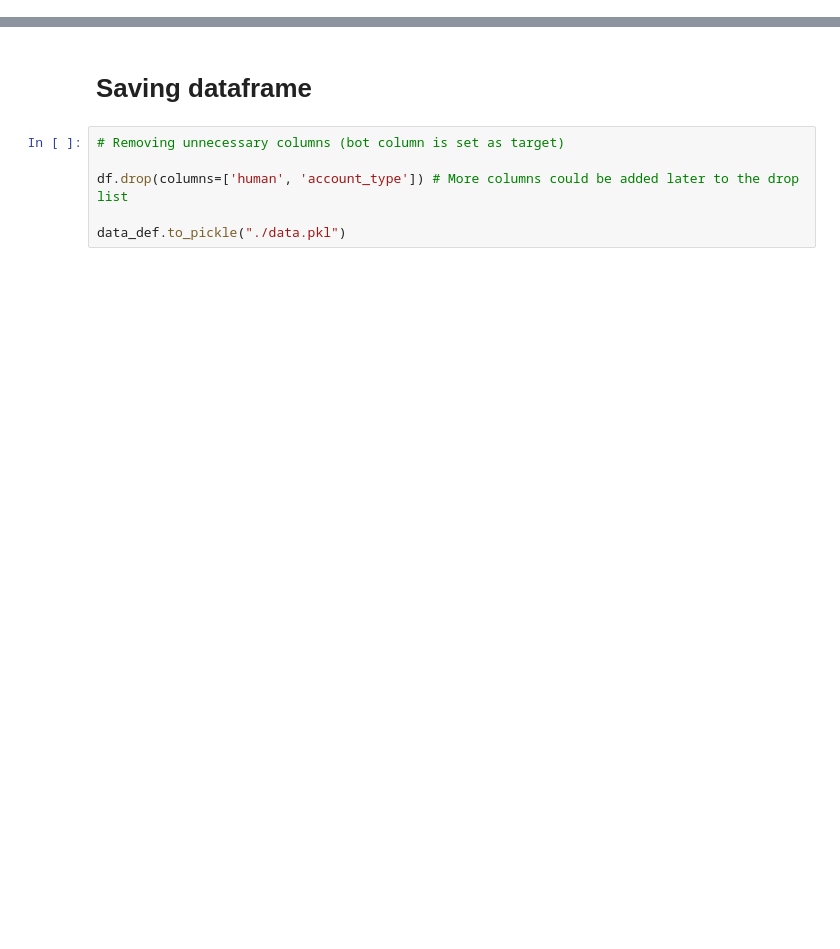
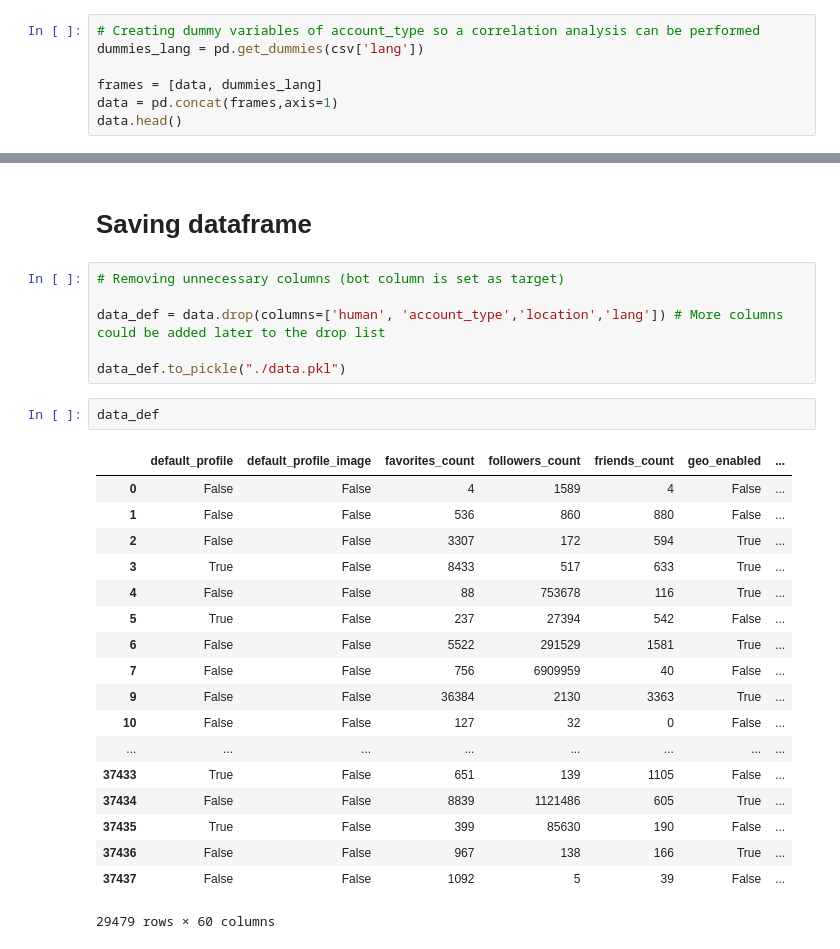
Before and after one commit to crisgompec/ImbalancedDataset, a Jupyter notebook: Dataset2/Data_exploration.ipynb, the cells around one changed output, grey strips where cells are left out. Cells and saved outputs as stored; diff of their text form; blank space fills up the shorter version.

```diff
--- a/Dataset2/Data_exploration.ipynb
+++ b/Dataset2/Data_exploration.ipynb
@@ -216,3 +211,10 @@ plt.setp(axes, yticks=[])
 plt.tight_layout()
 # %% [output]
 [figure]
+# %%
+# Creating dummy variables of account_type so a correlation analysis can be performed
+dummies_lang = pd.get_dummies(csv['lang'])
+
+frames = [data, dummies_lang]
+data = pd.concat(frames,axis=1)
+data.head()
@@ -221,6 +231,27 @@ plt.tight_layout()
 # %%
 # Removing unnecessary columns (bot column is set as target)
 
-df.drop(columns=['human', 'account_type']) # More columns could be added later to the drop list
+data_def = data.drop(columns=['human', 'account_type','location','lang']) # More columns could be added later to the drop list
 
 data_def.to_pickle("./data.pkl")
+# %%
+data_def
+# %% [output]
+|  | default_profile | default_profile_image | favorites_count | followers_count | friends_count | geo_enabled | ... |
+| 0 | False | False | 4 | 1589 | 4 | False | ... |
+| 1 | False | False | 536 | 860 | 880 | False | ... |
+| 2 | False | False | 3307 | 172 | 594 | True | ... |
+| 3 | True | False | 8433 | 517 | 633 | True | ... |
+| 4 | False | False | 88 | 753678 | 116 | True | ... |
+| 5 | True | False | 237 | 27394 | 542 | False | ... |
+| 6 | False | False | 5522 | 291529 | 1581 | True | ... |
+| 7 | False | False | 756 | 6909959 | 40 | False | ... |
+| 9 | False | False | 36384 | 2130 | 3363 | True | ... |
+| 10 | False | False | 127 | 32 | 0 | False | ... |
+| ... | ... | ... | ... | ... | ... | ... | ... |
+| 37433 | True | False | 651 | 139 | 1105 | False | ... |
+| 37434 | False | False | 8839 | 1121486 | 605 | True | ... |
+| 37435 | True | False | 399 | 85630 | 190 | False | ... |
+| 37436 | False | False | 967 | 138 | 166 | True | ... |
+| 37437 | False | False | 1092 | 5 | 39 | False | ... |
+29479 rows × 60 columns
```
Also changed, not shown: parts of 9 cells of this notebook, 1 other file.
